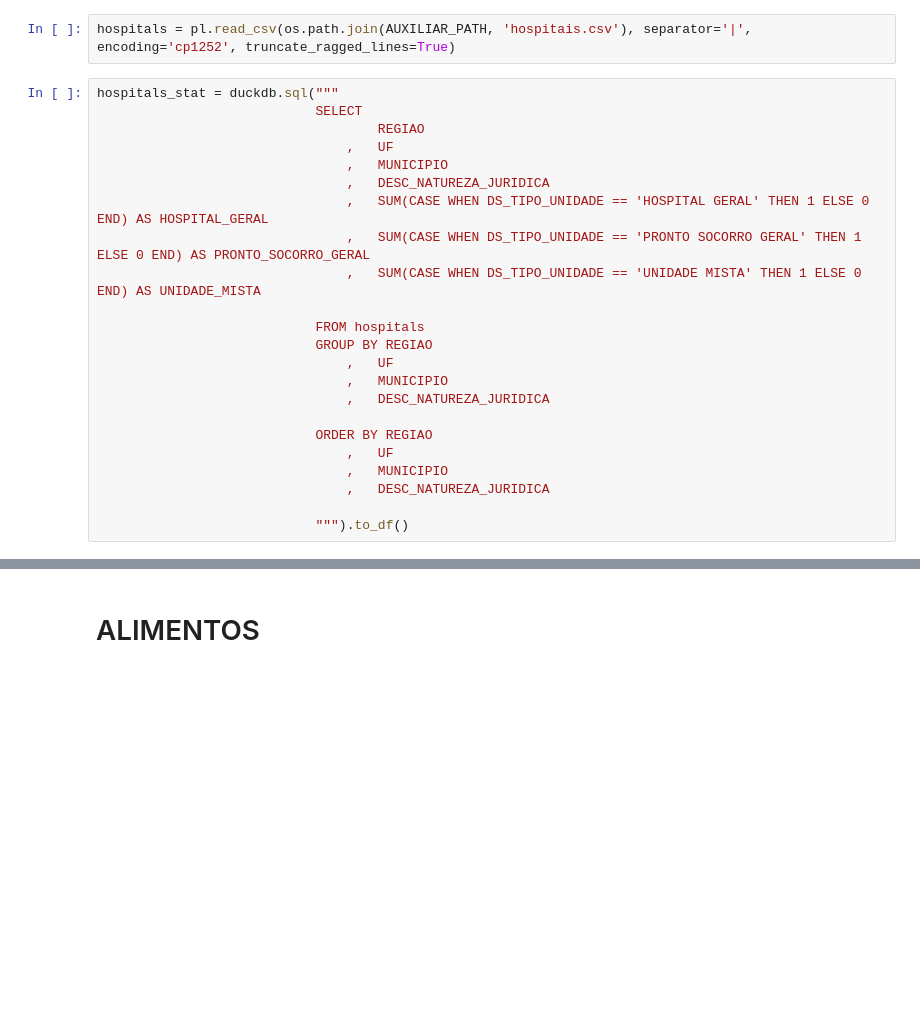
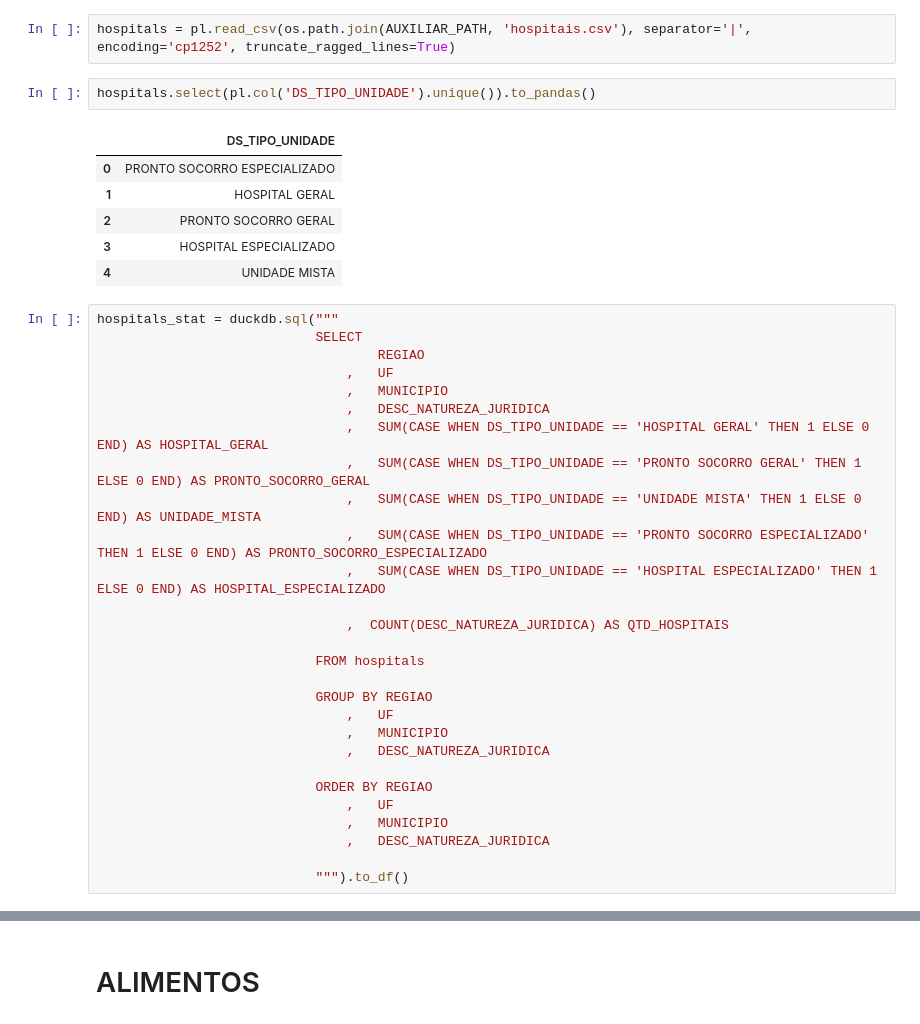
Before and after one commit to guilourenzo/analise_municipios, a Jupyter notebook: finding_home.ipynb, the cells around one changed output, grey strips where cells are left out. Saved outputs shown, nothing was run; the diff lists cells and outputs as text; blank space fills up the shorter version.

```diff
--- a/finding_home.ipynb
+++ b/finding_home.ipynb
@@ -35,6 +35,15 @@ cities = pl.read_csv(os.path.join(AUXILIAR_PATH, 'CIDADES_LITORANEAS_IBGE.csv'),
 ## HOSPITAIS
 # %%
 hospitals = pl.read_csv(os.path.join(AUXILIAR_PATH, 'hospitais.csv'), separator='|', encoding='cp1252', truncate_ragged_lines=True)
+# %%
+hospitals.select(pl.col('DS_TIPO_UNIDADE').unique()).to_pandas()
+# %% [output]
+|  | DS_TIPO_UNIDADE |
+| 0 | PRONTO SOCORRO ESPECIALIZADO |
+| 1 | HOSPITAL GERAL |
+| 2 | PRONTO SOCORRO GERAL |
+| 3 | HOSPITAL ESPECIALIZADO |
+| 4 | UNIDADE MISTA |
 # %%
 hospitals_stat = duckdb.sql("""
                             SELECT
@@ -45,8 +54,13 @@ hospitals_stat = duckdb.sql("""
                                 ,   SUM(CASE WHEN DS_TIPO_UNIDADE == 'HOSPITAL GERAL' THEN 1 ELSE 0 END) AS HOSPITAL_GERAL
                                 ,   SUM(CASE WHEN DS_TIPO_UNIDADE == 'PRONTO SOCORRO GERAL' THEN 1 ELSE 0 END) AS PRONTO_SOCORRO_GERAL
                                 ,   SUM(CASE WHEN DS_TIPO_UNIDADE == 'UNIDADE MISTA' THEN 1 ELSE 0 END) AS UNIDADE_MISTA
+                                ,   SUM(CASE WHEN DS_TIPO_UNIDADE == 'PRONTO SOCORRO ESPECIALIZADO' THEN 1 ELSE 0 END) AS PRONTO_SOCORRO_ESPECIALIZADO
+                                ,   SUM(CASE WHEN DS_TIPO_UNIDADE == 'HOSPITAL ESPECIALIZADO' THEN 1 ELSE 0 END) AS HOSPITAL_ESPECIALIZADO
+
+                                ,  COUNT(DESC_NATUREZA_JURIDICA) AS QTD_HOSPITAIS
 
                             FROM hospitals
+
                             GROUP BY REGIAO
                                 ,   UF
                                 ,   MUNICIPIO
```
Also changed, not shown: parts of 8 cells of this notebook.
